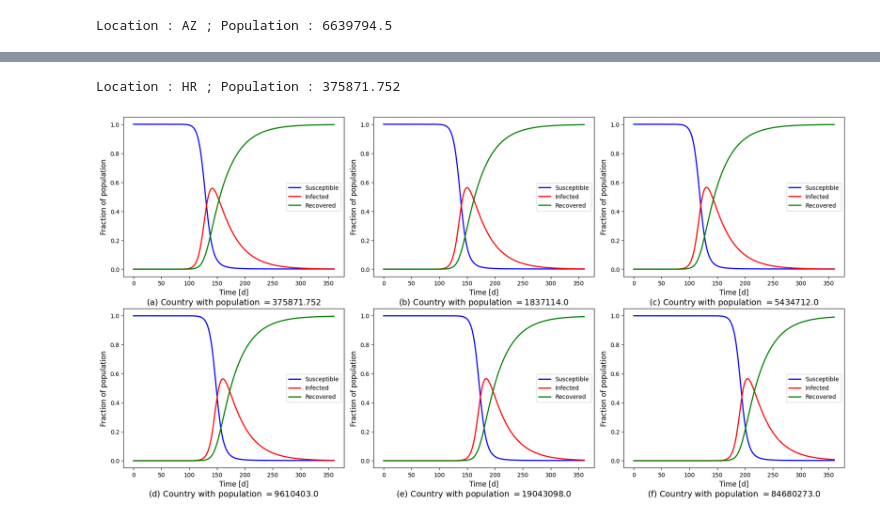
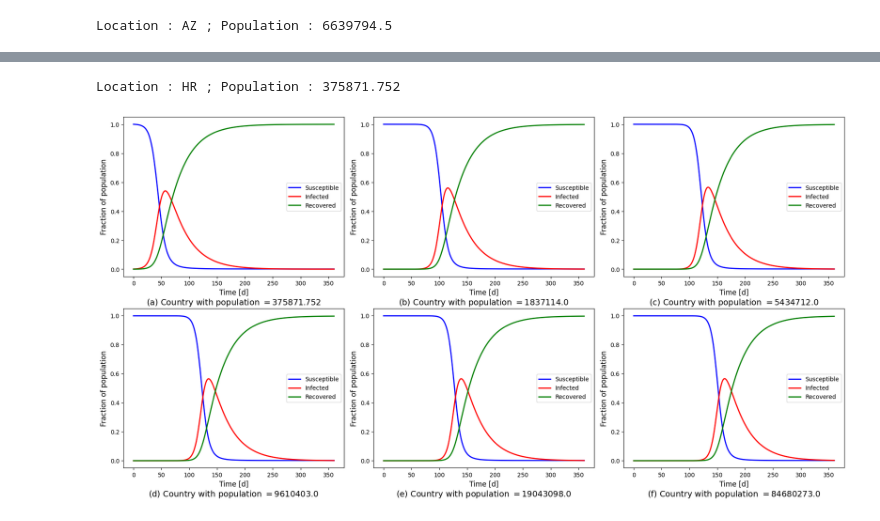
Before and after one commit to sebmarci/sirnetwork, a Jupyter notebook: results_airport.ipynb, the cells around one changed output, grey strips where cells are left out. Saved outputs shown, nothing was run; the diff lists cells and outputs as text; code cells hidden in the pictures.

```diff
--- a/results_airport.ipynb
+++ b/results_airport.ipynb
@@ -48,7 +48,7 @@ C += (np.diag(C.sum(axis=1)) * np.diag(population)) ** 0.65
 # Weighting the columns by populations
 #C = C * population[:, np.newaxis]
 
-treshold = 0.001
+treshold = 0.0005
 
 
 # Normalizing rows, asymmetric matrix; zero diagonal; rows sum to 1
@@ -122,15 +133,26 @@ social_connectivity_comp(population, init_state, C,
 # %%
 # Seed 0.1% infection in the lowest populated country; rest fully susceptible
 S0 = population
 S0[np.argmin(population)] = 0.999 * np.min(population)
 
 I0 = np.zeros_like(population)
 I0[np.argmin(population)] = 0.001 * np.min(population)
 
 print("Location :", valid_countries[np.argmin(population)], "; Population :", np.min(population))
+init_state = np.concatenate([S0, I0, R0])
+
+sim = Simulation(
+    populations=population,
+    init_state=init_state,
+    connection_matrix=C,
+    infection_rate=beta,
+    recovery_rate=mu,
+)
+sim.solve_system(t_end=360)
+t, S, I, R = sim.get_results()
 
 social_connectivity_comp(population, init_state, C,
                           t_end=360, infection_rate=beta, recovery_rate=mu)
 # %% [output]
 Location : HR ; Population : 375871.752
-[figure, old version]
+[figure, new version]
```
Also changed, not shown: parts of 11 cells of this notebook, 1 other file.
